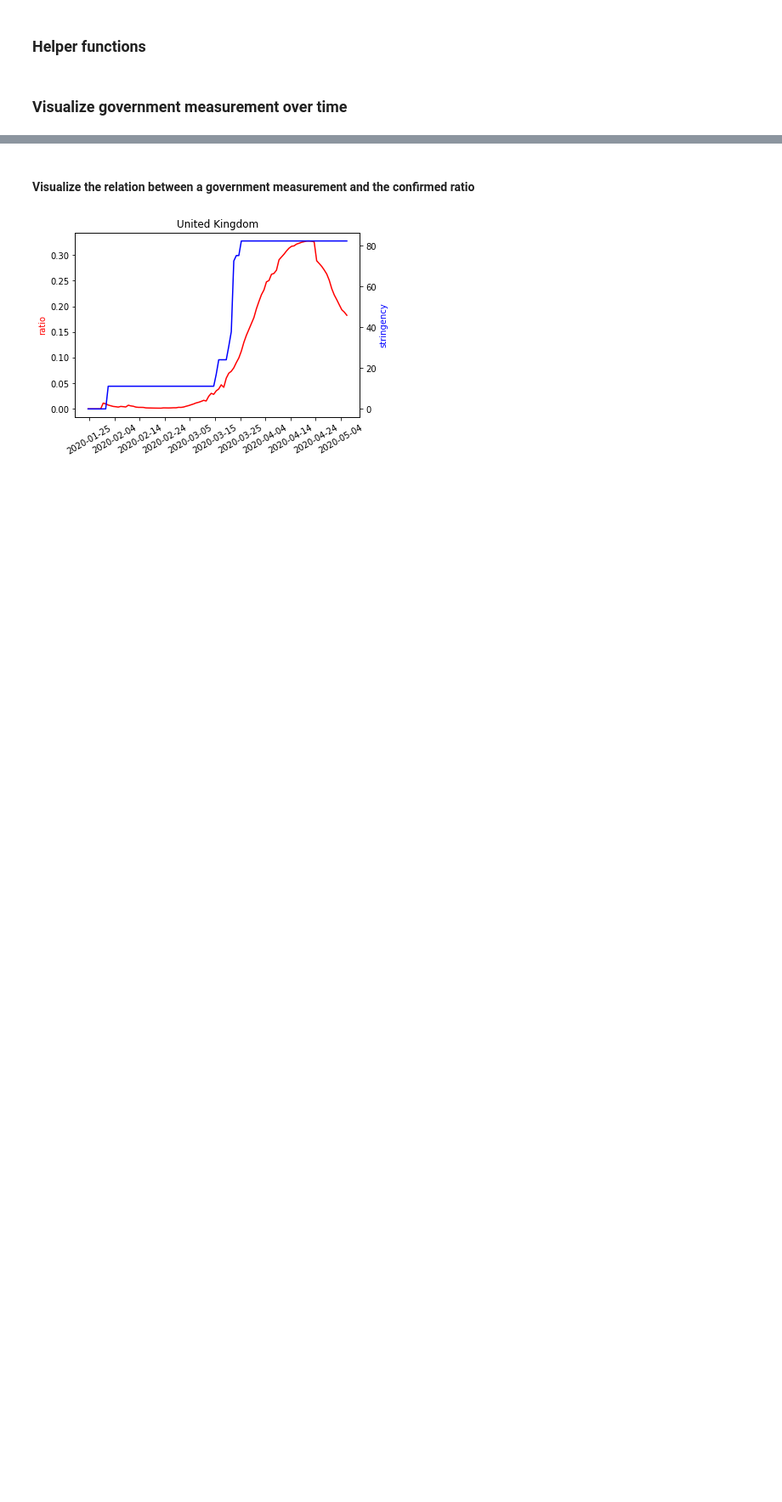
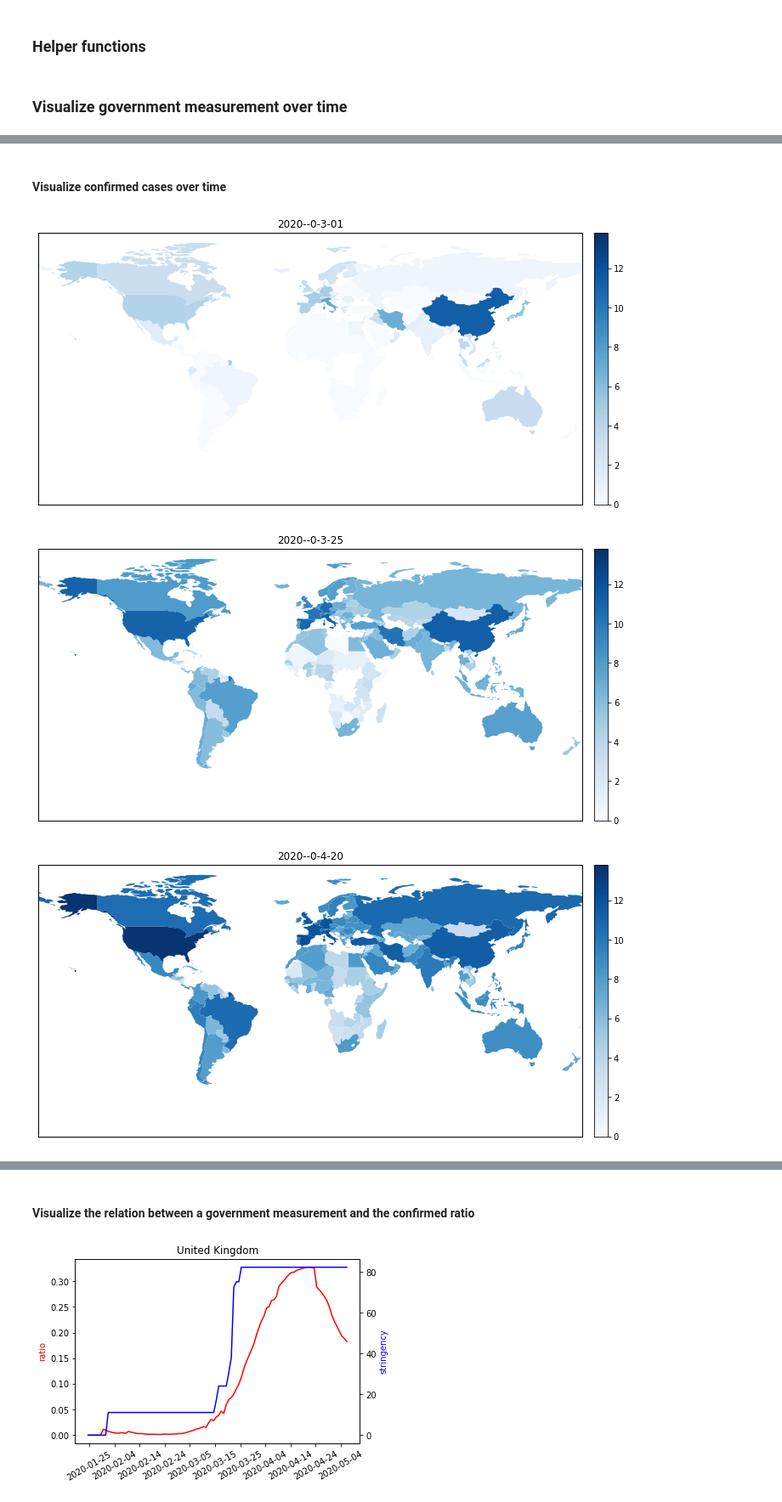
Before and after one commit to hhuang-code/big_data_project, a Jupyter notebook: part3/data_analysis.ipynb, the cells around one changed output, grey strips where cells are left out. Shown at 85% size. Saved outputs shown, nothing was run; the diff lists cells and outputs as text; code cells hidden in the pictures; blank space fills up the shorter version.

```diff
--- a/part3/data_analysis.ipynb
+++ b/part3/data_analysis.ipynb
@@ -181,0 +183,17 @@ vis_gov_meas(date)
+# %% [markdown]
+#### Visualize confirmed cases over time
+# %%
+confirmed_url = 'https://datahub.io/core/covid-19/r/time-series-19-covid-combined.csv'
+confirmed_data = requests.get(confirmed_url).content
+confirmed_data = pd.read_csv(io.StringIO(confirmed_data.decode('utf-8')))
+# %%
+confirmed_data = confirmed_data.replace('US', 'United States')
+
+dc_confirmed_dict = dict()  # 'dc' means date and country
+for index, row in confirmed_data.iterrows():
+    key = (row['Date'], row['Country/Region'])
+    if not np.isnan(row['Confirmed']):
+        if key in dc_confirmed_dict.keys():
+            dc_confirmed_dict[key] = dc_confirmed_dict[key] + int(row['Confirmed'])
+        else:
+            dc_confirmed_dict[key] = int(row['Confirmed'])
@@ -181,0 +249,16 @@ vis_gov_meas(date)
+# %%
+date = '2020-03-01'
+vis_confirmed(date)
+
+date = '2020-03-25'
+vis_confirmed(date)
+
+date = '2020-04-20'
+vis_confirmed(date)
+
+date = '2020-05-07'
+vis_confirmed(date)
+# %% [output]
+[figure, added]
+[figure, added]
+[figure, added]
```
Also changed, not shown: parts of 16 cells of this notebook.
